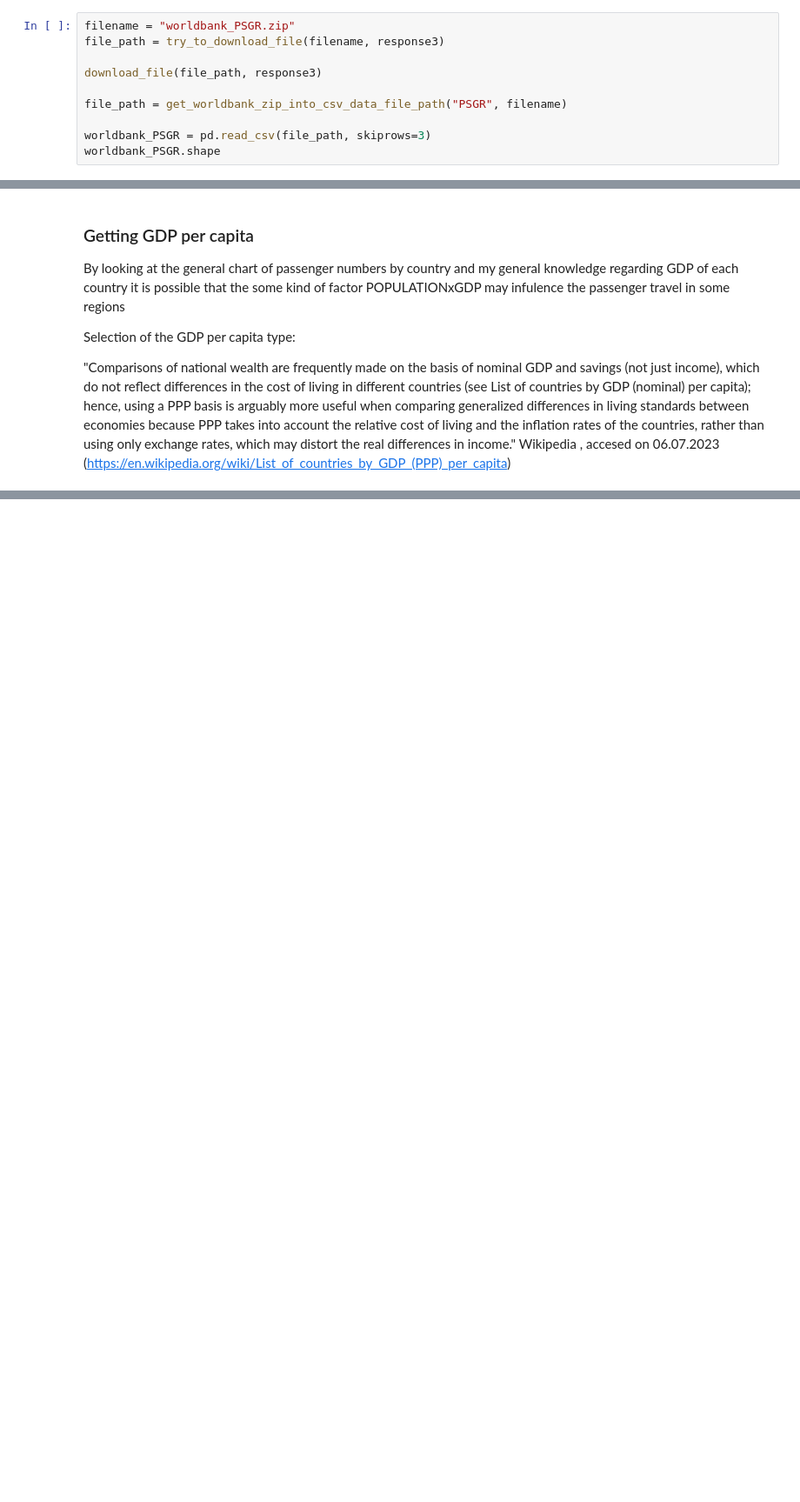
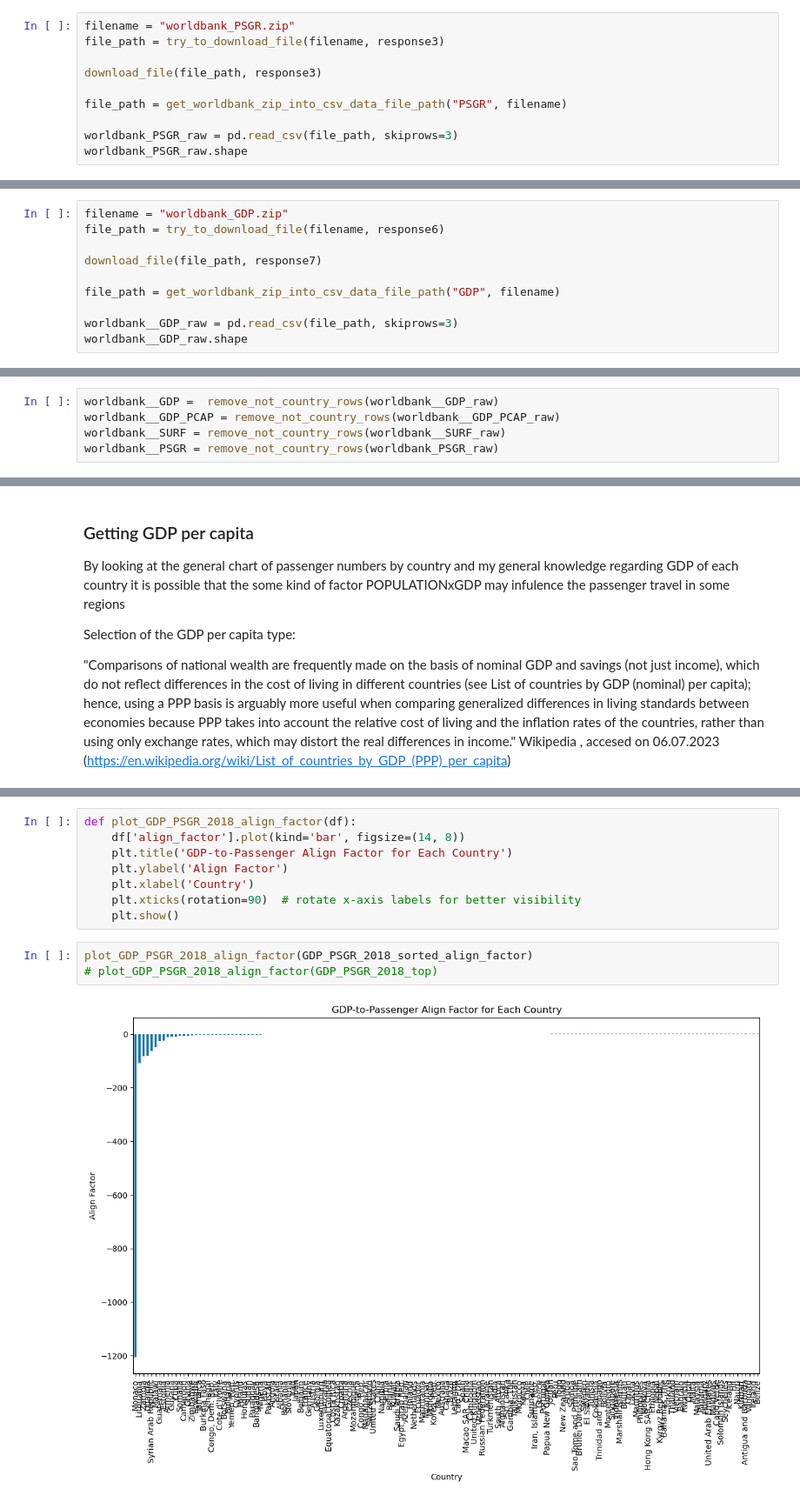
Before and after one commit to kriskoss/PWD_mid-term_project, a Jupyter notebook: PWD mid-term project.ipynb, the cells around one changed output, grey strips where cells are left out. Shown at 87% size. Drawn from its saved outputs; the diff is of its cells as text; blank space fills up the shorter version.

```diff
--- a/PWD mid-term project.ipynb
+++ b/PWD mid-term project.ipynb
@@ -157,6 +191,6 @@ download_file(file_path, response3)
 
 file_path = get_worldbank_zip_into_csv_data_file_path("PSGR", filename)
 
-worldbank_PSGR = pd.read_csv(file_path, skiprows=3)
-worldbank_PSGR.shape
+worldbank_PSGR_raw = pd.read_csv(file_path, skiprows=3)
+worldbank_PSGR_raw.shape
 # %% [output]
@@ -214,0 +279,10 @@ worldbank__GDP_PCAP.shape
+# %%
+filename = "worldbank_GDP.zip"
+file_path = try_to_download_file(filename, response6)
+
+download_file(file_path, response7)
+
+file_path = get_worldbank_zip_into_csv_data_file_path("GDP", filename)
+
+worldbank__GDP_raw = pd.read_csv(file_path, skiprows=3)
+worldbank__GDP_raw.shape
@@ -222,0 +315,5 @@ At this point there are following dataframes uploaded into memory:
+# %%
+worldbank__GDP =  remove_not_country_rows(worldbank__GDP_raw)
+worldbank__GDP_PCAP = remove_not_country_rows(worldbank__GDP_PCAP_raw)
+worldbank__SURF = remove_not_country_rows(worldbank__SURF_raw)
+worldbank__PSGR = remove_not_country_rows(worldbank_PSGR_raw)
@@ -292,0 +412,13 @@ Wikipedia , accesed on 06.07.2023 (https://en.wikipedia.org/wiki/List_of_countri
+# %%
+def plot_GDP_PSGR_2018_align_factor(df):
+    df['align_factor'].plot(kind='bar', figsize=(14, 8))
+    plt.title('GDP-to-Passenger Align Factor for Each Country')
+    plt.ylabel('Align Factor')
+    plt.xlabel('Country')
+    plt.xticks(rotation=90)  # rotate x-axis labels for better visibility
+    plt.show()
+# %%
+plot_GDP_PSGR_2018_align_factor(GDP_PSGR_2018_sorted_align_factor)
+# plot_GDP_PSGR_2018_align_factor(GDP_PSGR_2018_top)
+# %% [output]
+[figure, added]
```
Also changed, not shown: parts of 113 cells of this notebook, 15 other files.
